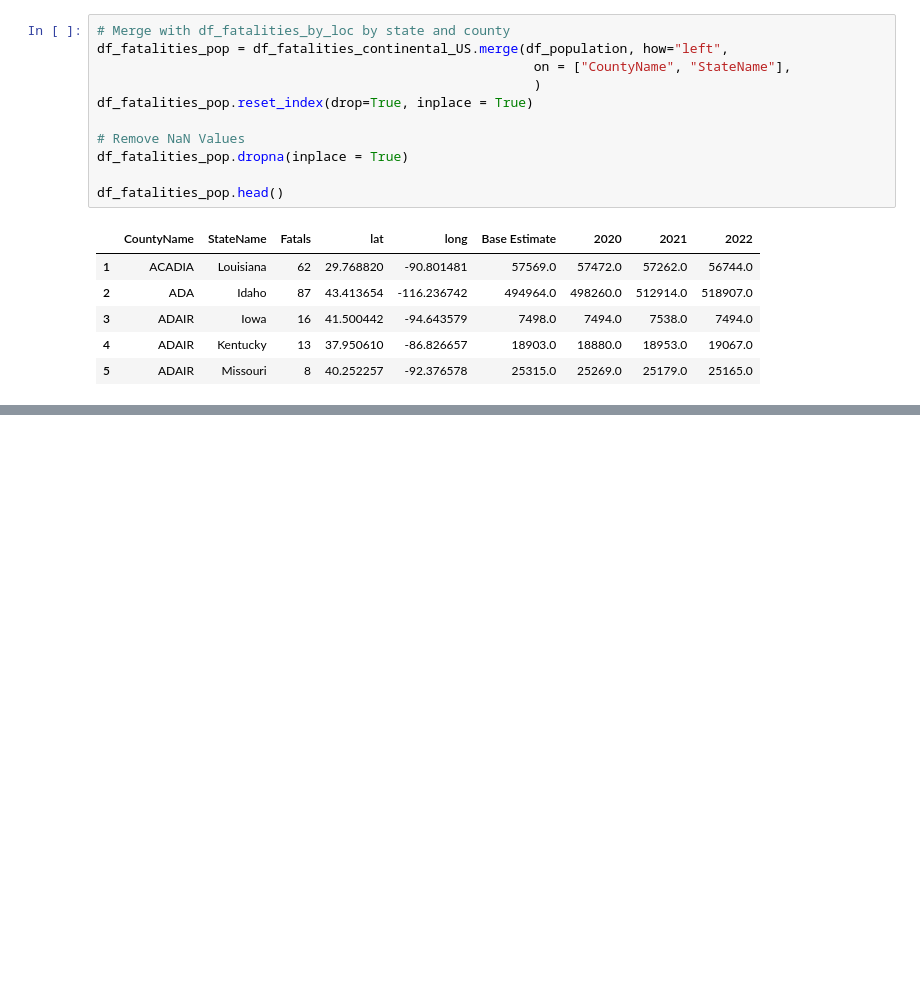
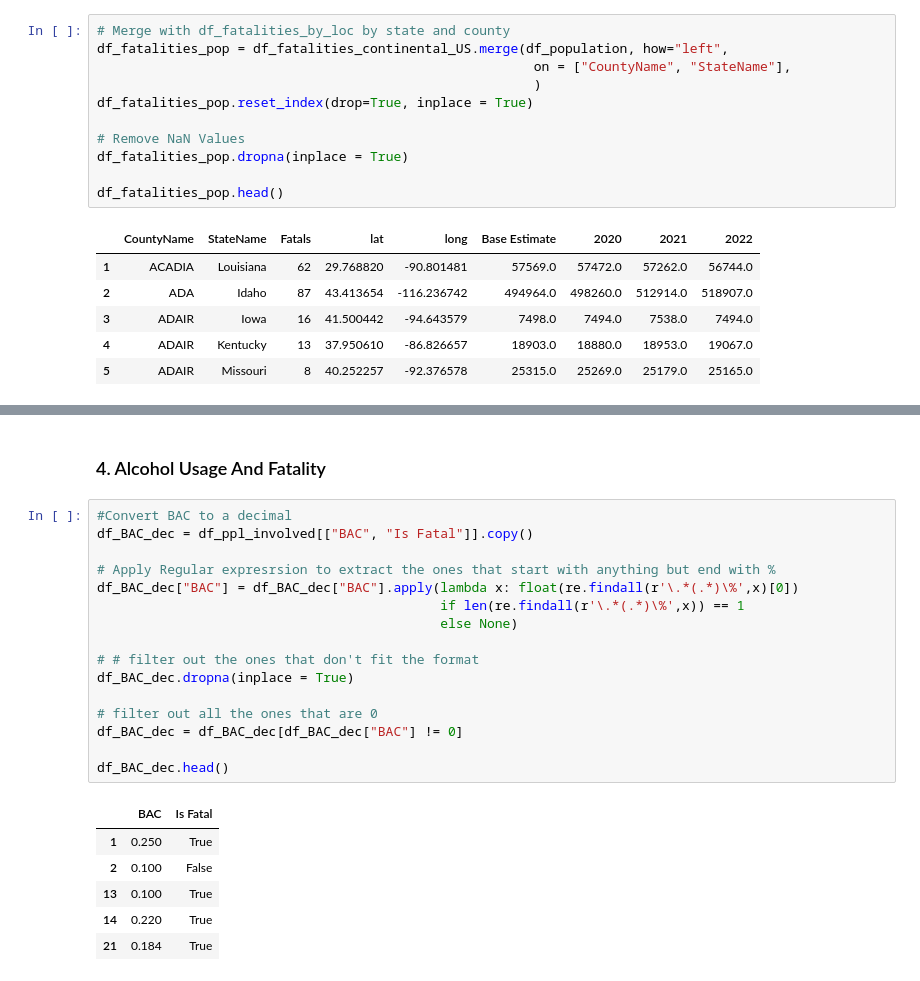
Before and after one commit to dcheung0720/Data-Wizards-1, a Jupyter notebook: Analysis/CrashAnalysis.ipynb, the cells around one changed output, grey strips where cells are left out. Drawn from its saved outputs; the diff is of its cells as text; blank space fills up the shorter version.

```diff
--- a/Analysis/CrashAnalysis.ipynb
+++ b/Analysis/CrashAnalysis.ipynb
@@ -460,2 +462,27 @@ df_fatalities_pop.hvplot.points(
 # %% [output]
 [interactive output not drawn]
+# %% [markdown]
+<h3>4. Alcohol Usage And Fatality</h3>
+# %%
+#Convert BAC to a decimal
+df_BAC_dec = df_ppl_involved[["BAC", "Is Fatal"]].copy()
+
+# Apply Regular expresrsion to extract the ones that start with anything but end with %
+df_BAC_dec["BAC"] = df_BAC_dec["BAC"].apply(lambda x: float(re.findall(r'\.*(.*)\%',x)[0])
+                                            if len(re.findall(r'\.*(.*)\%',x)) == 1
+                                            else None)
+
+# # filter out the ones that don't fit the format
+df_BAC_dec.dropna(inplace = True)
+
+# filter out all the ones that are 0
+df_BAC_dec = df_BAC_dec[df_BAC_dec["BAC"] != 0]
+
+df_BAC_dec.head()
+# %% [output]
+|  | BAC | Is Fatal |
+| 1 | 0.250 | True |
+| 2 | 0.100 | False |
+| 13 | 0.100 | True |
+| 14 | 0.220 | True |
+| 21 | 0.184 | True |
```
Also changed, not shown: parts of 5 cells of this notebook.
